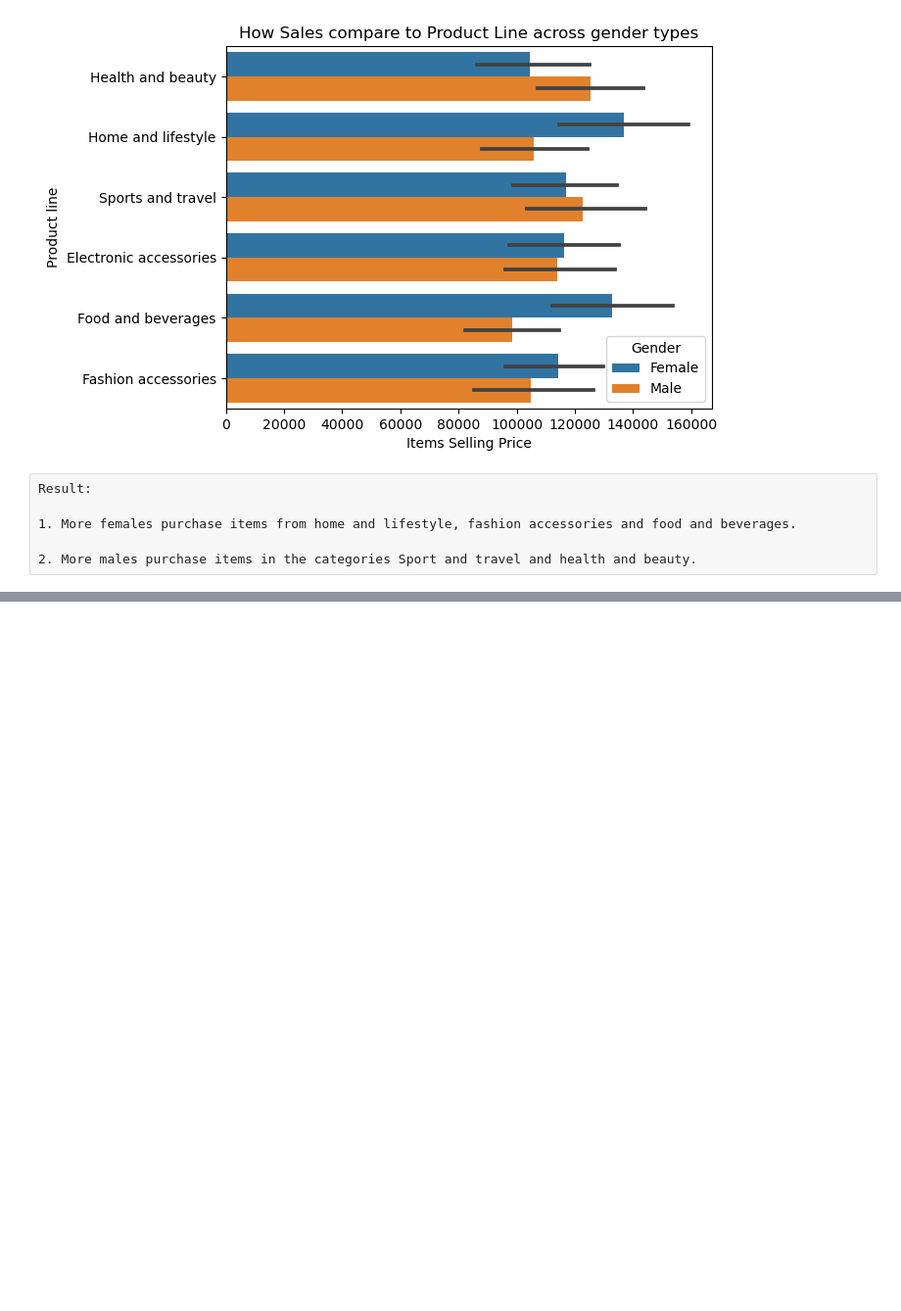
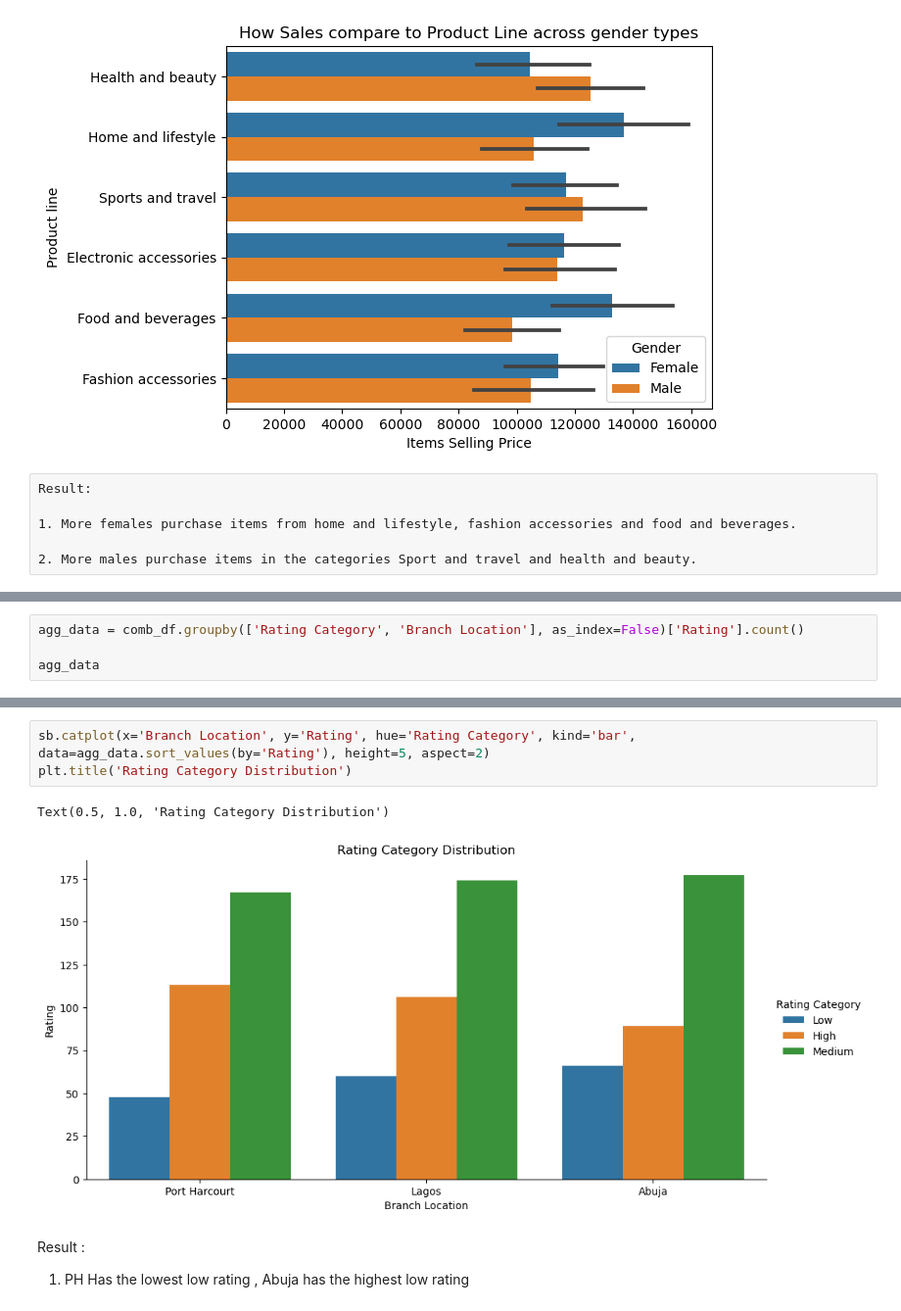
Before and after one commit to Abednego-py/SuperMarket-Data-Analysis, a Jupyter notebook: Supermarket Market Data Analysis.ipynb, the cells around one changed output, grey strips where cells are left out. Shown: that part at 98% size. Saved outputs shown, nothing was run; the diff lists cells and outputs as text; blank space fills up the shorter version.

```diff
--- a/Supermarket Market Data Analysis.ipynb
+++ b/Supermarket Market Data Analysis.ipynb
@@ -755,0 +752,4 @@ From the analysis, we were able to arrive at the following:
+# %%
+agg_data = comb_df.groupby(['Rating Category', 'Branch Location'], as_index=False)['Rating'].count()
+
+agg_data
@@ -755,0 +767,10 @@ From the analysis, we were able to arrive at the following:
+# %%
+sb.catplot(x='Branch Location', y='Rating', hue='Rating Category', kind='bar', data=agg_data.sort_values(by='Rating'), height=5, aspect=2)
+plt.title('Rating Category Distribution')
+# %% [output]
+Text(0.5, 1.0, 'Rating Category Distribution')
+[figure, added]
+# %% [markdown]
+Result :
+
+1. PH Has the lowest low rating , Abuja has the highest low rating
```
Also changed, not shown: parts of 24 cells of this notebook, 1 other file.
